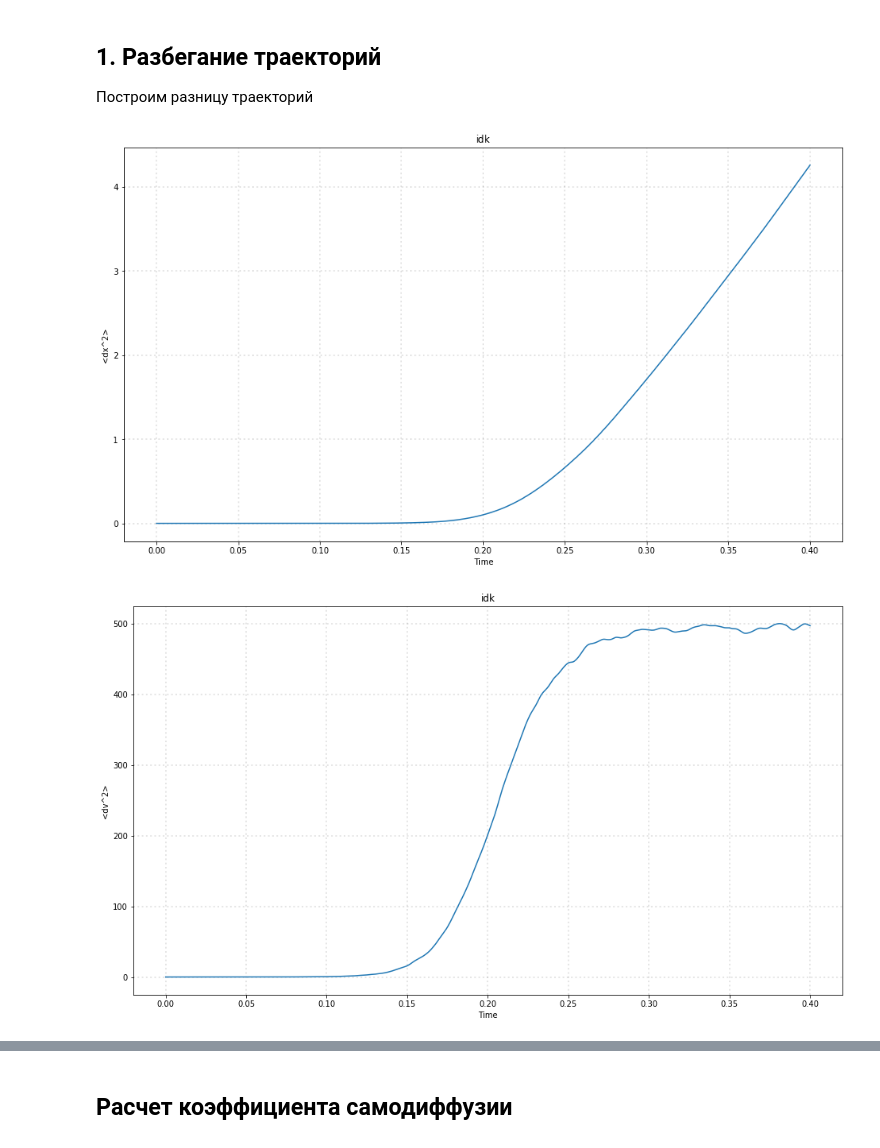
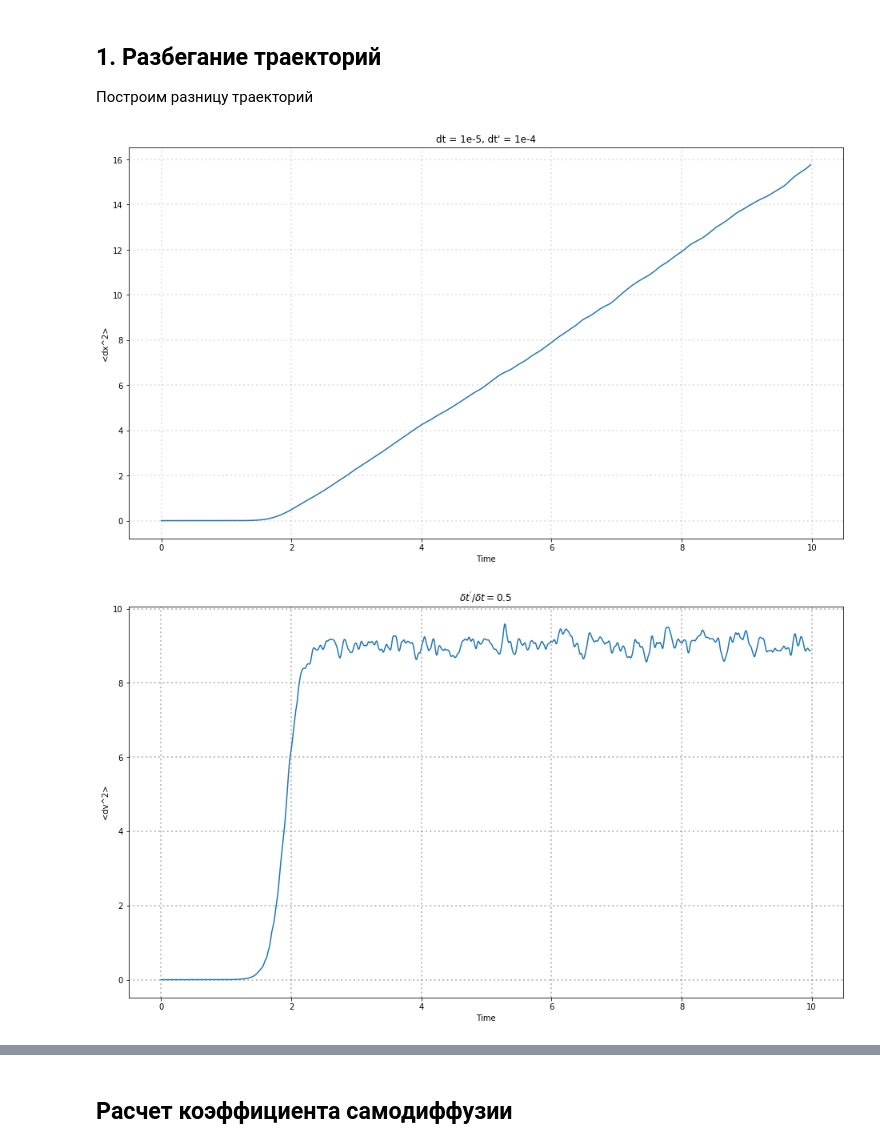
Before and after one commit to Xissand/nbody, a Jupyter notebook: research/trajectories/analysis.ipynb, the cells around one changed output, grey strips where cells are left out. Cells and saved outputs as stored; diff of their text form; code cells hidden in the pictures.

```diff
--- a/research/trajectories/analysis.ipynb
+++ b/research/trajectories/analysis.ipynb
@@ -16,20 +25,60 @@ dv = pd.read_csv("diffv.csv")
+# %%
+for j in tqdm(range(0, len(data)), desc="File"):
+    with open(names[j], "r") as file:
+        for frame in tqdm(range(0,frames), desc="Frame", leave=False):
+            try:
+                n = int(file.readline())
+            except:
+                break
+            file.readline()
+
+            coord = []
+
+            for i in range(0,n):
+                line = file.readline()
+                coord = [float(j) for j in line.split(" ")]
+
+                x[j][frame][i] = coord[0]
+                y[j][frame][i] = coord[1]
+                z[j][frame][i] = coord[2]
+
+                vx[j][frame][i] = coord[3]
+                vy[j][frame][i] = coord[4]
+                vz[j][frame][i] = coord[5]
+# %%
+t = np.arange(0, 10-dt, dt)
+dr = np.zeros((len(data), frames))
+dv = np.zeros((len(data), frames))
+
+for dat in tqdm(range(1, len(data)), desc="File"):
+    for frame in tqdm(range(0,frames), desc="Frame", leave=False):
+        dr[dat][frame]+=np.square((x[dat][frame]- x[0][frame])).mean()
+        dr[dat][frame]+=np.square((y[dat][frame]- y[0][frame])).mean()
+        dr[dat][frame]+=np.square((z[dat][frame]- z[0][frame])).mean()
+
+for dat in tqdm(range(1, len(data)), desc="File"):
+    for frame in tqdm(range(0,frames), desc="Frame", leave=False):
+        dv[dat][frame]+=np.square((vx[dat][frame]- vx[0][frame])).mean()
+        dv[dat][frame]+=np.square((vy[dat][frame]- vy[0][frame])).mean()
+        dv[dat][frame]+=np.square((vz[dat][frame]- vz[0][frame])).mean()
 # %%
-plt.plot(dx["time"][0:8000], dx["diff_x"][0:8000])
+dr_dif = dr[3]
+plt.plot(t, dr[3])
 plt.rcParams['figure.figsize'] = [16, 9]
 plt.grid(b=True, color='Grey', alpha=0.2, linestyle=':', linewidth=2)
 plt.xlabel("Time")
 plt.ylabel("<dx^2>")
-plt.title("idk")
+plt.title("dt = 1e-5, dt' = 1e-4")
 plt.show()
 # %% [output]
-[figure, old version]
+[figure, new version]
 # %%
-plt.plot(dv["time"][0:8000], dv["diff_v"][0:8000])
+plt.plot(t, dv[1])
 plt.rcParams['figure.figsize'] = [16, 9]
-plt.grid(b=True, color='Grey', alpha=0.2, linestyle=':', linewidth=2)
+plt.grid(b=True, color='Grey', alpha=0.5, linestyle=':', linewidth=2)
 plt.xlabel("Time")
 plt.ylabel("<dv^2>")
-plt.title("idk")
+plt.title(r"$\delta t^{'} / \delta t = 0.5$")
 plt.show()
 # %% [output]
-[figure, old version]
+[figure, new version]
```
Also changed, not shown: parts of 9 cells of this notebook, 4 other files.
